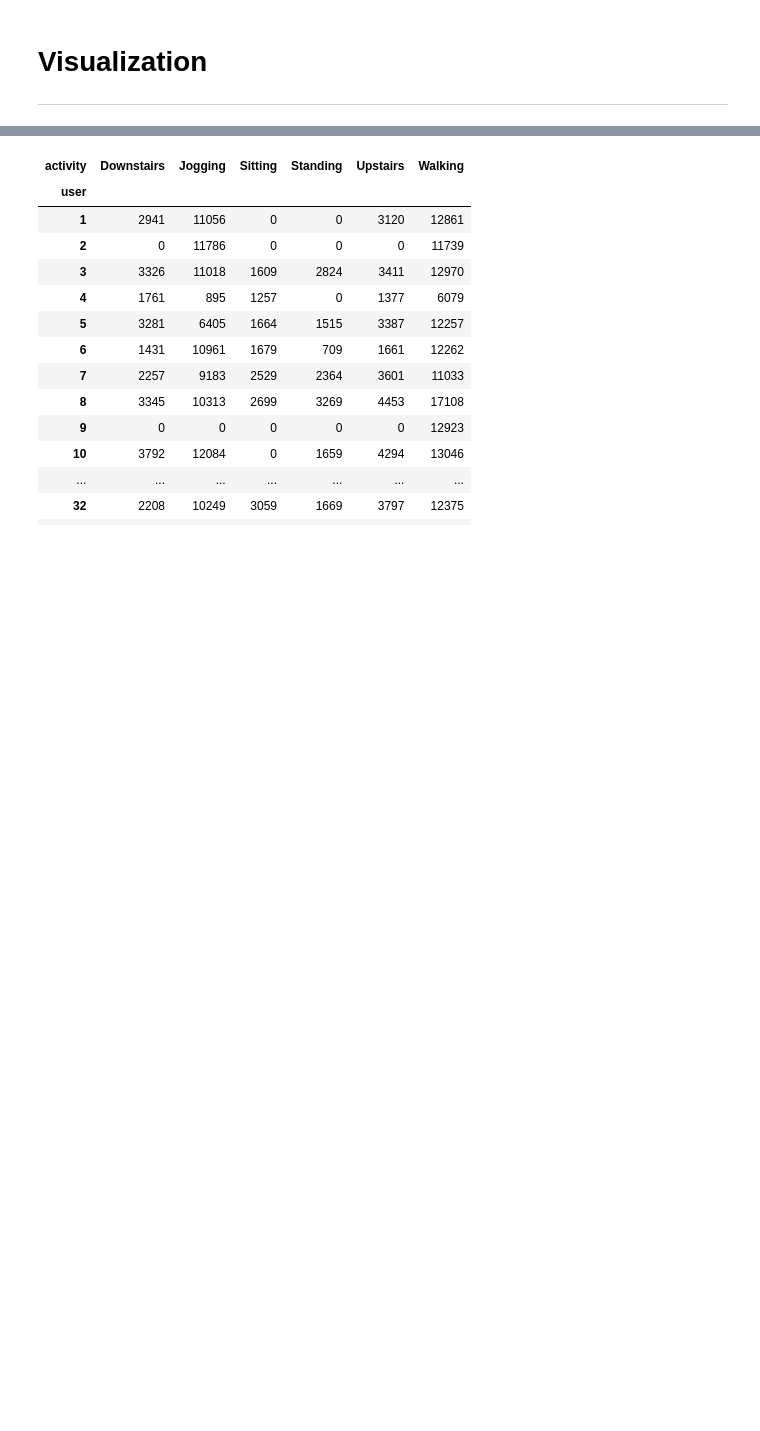
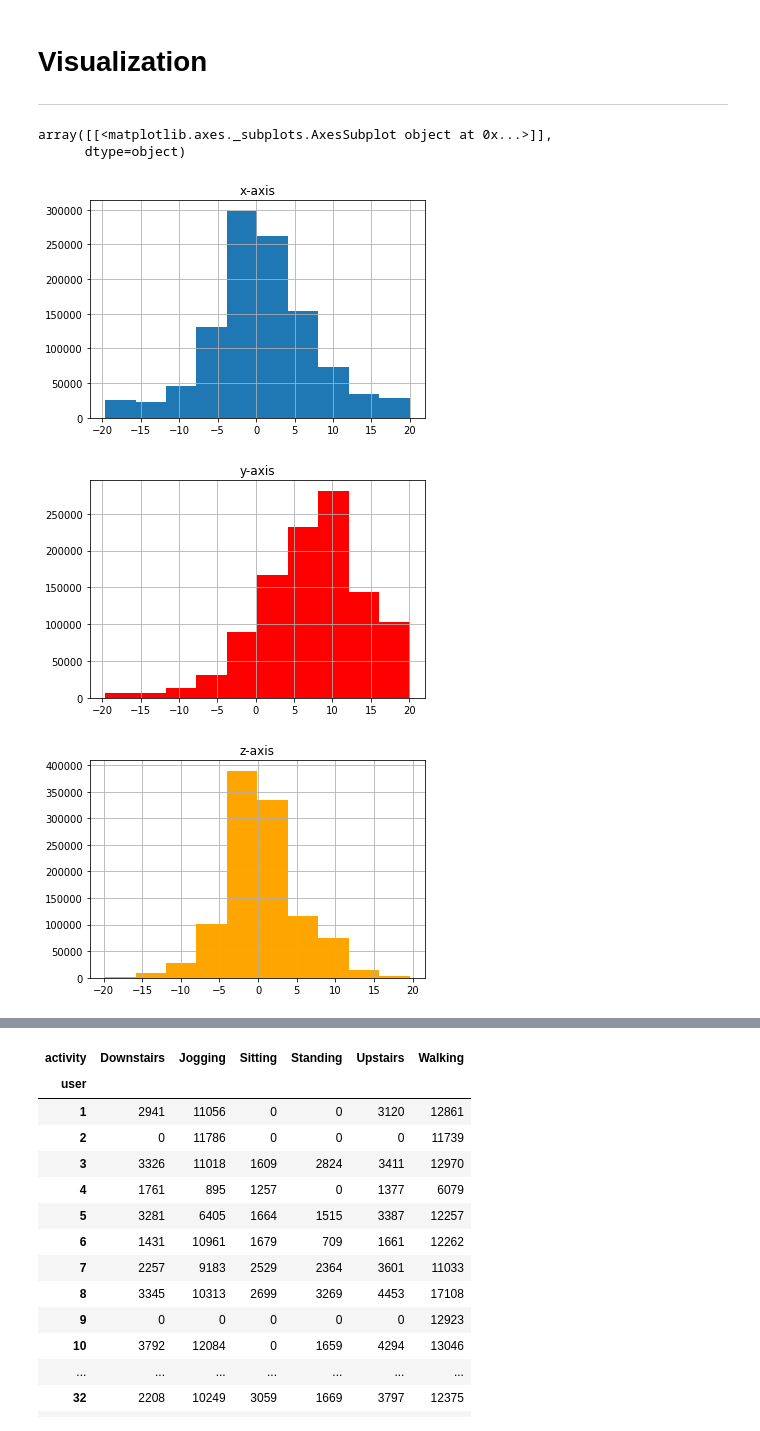
Before and after one commit to emranffl/human-activity-recognition, a Jupyter notebook: human_activity_recognition.ipynb, the cells around one changed output, grey strips where cells are left out. Saved outputs shown, nothing was run; the diff lists cells and outputs as text; code cells hidden in the pictures; blank space fills up the shorter version.

```diff
--- a/human_activity_recognition.ipynb
+++ b/human_activity_recognition.ipynb
@@ -16,7 +12,9 @@ ModuleNotFoundError: No module named 'plotly'
 # %%
 # data
 t1 = time.time()
-df = pd.read_csv('/content/human-activity-recognition.csv')
+from google.colab import drive
+drive.mount('/content/drive')
+df = pd.read_csv('/content/drive/MyDrive/Colab Notebooks/time_series_data_human_activities.csv')
 t2 = time.time()
 print('Elapsed time [s]:', np.round(t2-t1,4))
 # %% [output]
@@ -55,3 +66,13 @@ memory usage: 49.1+ MB
 # Visualization
 
 ---
+# %%
+df.hist(column = 'x-axis')
+df.hist(column = 'y-axis',color = 'red')
+df.hist(column = 'z-axis',color = 'orange')
+# %% [output]
+array([[<matplotlib.axes._subplots.AxesSubplot object at 0x...>]],
+      dtype=object)
+[figure, added]
+[figure, added]
+[figure, added]
```
Also changed, not shown: parts of 29 cells of this notebook.
